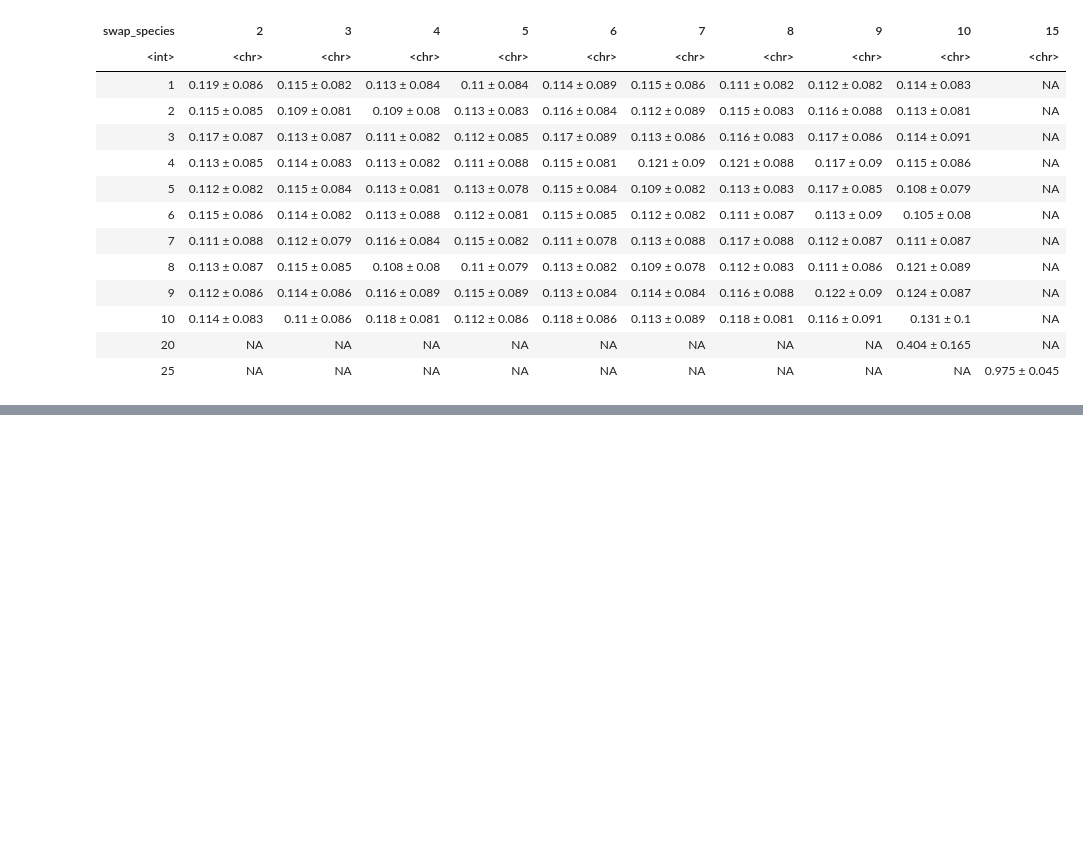
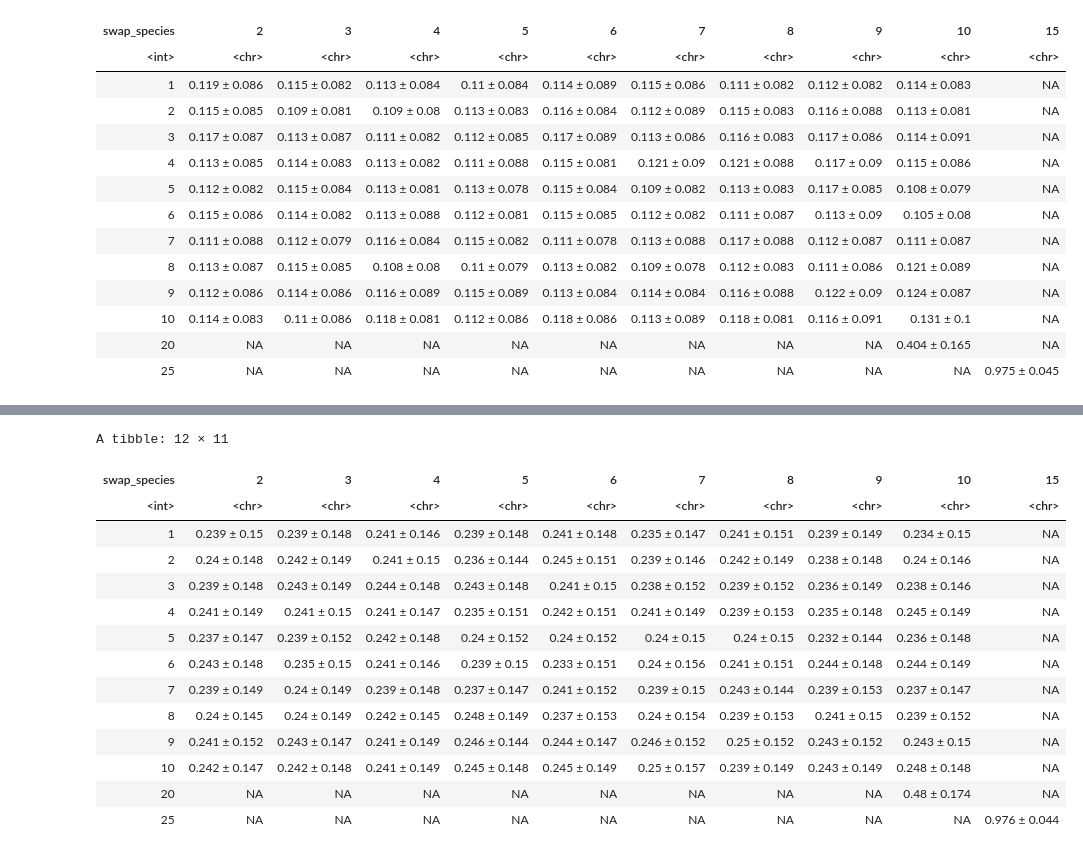
Before and after one commit to alessiovignoli/paralogs-nf, a Jupyter notebook: analysis/swapped_data.ipynb, the cells around one changed output, grey strips where cells are left out. Cells and saved outputs as stored; diff of their text form; code cells hidden in the pictures; blank space fills up the shorter version.

```diff
--- a/analysis/swapped_data.ipynb
+++ b/analysis/swapped_data.ipynb
@@ -1156,0 +1225,43 @@ A tibble: 12 × 11
+# %%
+# All groups, ME + SM
+
+# read the table compiled in chapter 4. So this cell does not depend on that one to run, it just needs the table file.
+df_new = read.table("tables/RF_swapped_set_all_methods_vs_reference.tsv", header=T)
+
+# filter the above table to retain only rf values associated with trees coming from method ME + SM
+df_ME_SM = df_new  %>%
+  filter(method == "SM_ME")
+
+# Group by the swap_species and swap_seq per swap combination and calculate mean rf_val and sd
+df_ME_SM_processed = df_ME_SM %>%
+    group_by(swap_species, swap_seq) %>%
+    summarise(
+        mean_rf = round(mean(rf_val), 3),
+        sd_rf = round(sd(rf_val), 3),
+        .groups = "drop"
+    ) %>%
+    # Combine mean and sd into one string
+    mutate(mean_sd = paste0(mean_rf, " ± ", sd_rf)) %>%
+    select(swap_species, swap_seq, mean_sd) %>%
+    # Create a wide format 10x10 matrix/table
+    pivot_wider(names_from = swap_seq, values_from = mean_sd, values_fill = NA) %>%
+    # Arrange rows in order
+    arrange(swap_species)
+
+df_ME_SM_processed
+# %% [output]
+A tibble: 12 × 11
+| swap_species | 2 | 3 | 4 | 5 | 6 | 7 | 8 | 9 | 10 | 15 |
+| <int> | <chr> | <chr> | <chr> | <chr> | <chr> | <chr> | <chr> | <chr> | <chr> | <chr> |
+| 1 | 0.239 ± 0.15 | 0.239 ± 0.148 | 0.241 ± 0.146 | 0.239 ± 0.148 | 0.241 ± 0.148 | 0.235 ± 0.147 | 0.241 ± 0.151 | 0.239 ± 0.149 | 0.234 ± 0.15 | NA |
+| 2 | 0.24 ± 0.148 | 0.242 ± 0.149 | 0.241 ± 0.15 | 0.236 ± 0.144 | 0.245 ± 0.151 | 0.239 ± 0.146 | 0.242 ± 0.149 | 0.238 ± 0.148 | 0.24 ± 0.146 | NA |
+| 3 | 0.239 ± 0.148 | 0.243 ± 0.149 | 0.244 ± 0.148 | 0.243 ± 0.148 | 0.241 ± 0.15 | 0.238 ± 0.152 | 0.239 ± 0.152 | 0.236 ± 0.149 | 0.238 ± 0.146 | NA |
+| 4 | 0.241 ± 0.149 | 0.241 ± 0.15 | 0.241 ± 0.147 | 0.235 ± 0.151 | 0.242 ± 0.151 | 0.241 ± 0.149 | 0.239 ± 0.153 | 0.235 ± 0.148 | 0.245 ± 0.149 | NA |
+| 5 | 0.237 ± 0.147 | 0.239 ± 0.152 | 0.242 ± 0.148 | 0.24 ± 0.152 | 0.24 ± 0.152 | 0.24 ± 0.15 | 0.24 ± 0.15 | 0.232 ± 0.144 | 0.236 ± 0.148 | NA |
+| 6 | 0.243 ± 0.148 | 0.235 ± 0.15 | 0.241 ± 0.146 | 0.239 ± 0.15 | 0.233 ± 0.151 | 0.24 ± 0.156 | 0.241 ± 0.151 | 0.244 ± 0.148 | 0.244 ± 0.149 | NA |
+| 7 | 0.239 ± 0.149 | 0.24 ± 0.149 | 0.239 ± 0.148 | 0.237 ± 0.147 | 0.241 ± 0.152 | 0.239 ± 0.15 | 0.243 ± 0.144 | 0.239 ± 0.153 | 0.237 ± 0.147 | NA |
+| 8 | 0.24 ± 0.145 | 0.24 ± 0.149 | 0.242 ± 0.145 | 0.248 ± 0.149 | 0.237 ± 0.153 | 0.24 ± 0.154 | 0.239 ± 0.153 | 0.241 ± 0.15 | 0.239 ± 0.152 | NA |
+| 9 | 0.241 ± 0.152 | 0.243 ± 0.147 | 0.241 ± 0.149 | 0.246 ± 0.144 | 0.244 ± 0.147 | 0.246 ± 0.152 | 0.25 ± 0.152 | 0.243 ± 0.152 | 0.243 ± 0.15 | NA |
+| 10 | 0.242 ± 0.147 | 0.242 ± 0.148 | 0.241 ± 0.149 | 0.245 ± 0.148 | 0.245 ± 0.149 | 0.25 ± 0.157 | 0.239 ± 0.149 | 0.243 ± 0.149 | 0.248 ± 0.148 | NA |
+| 20 | NA | NA | NA | NA | NA | NA | NA | NA | 0.48 ± 0.174 | NA |
+| 25 | NA | NA | NA | NA | NA | NA | NA | NA | NA | 0.976 ± 0.044 |
```
Also changed, not shown: parts of 4 cells of this notebook.
